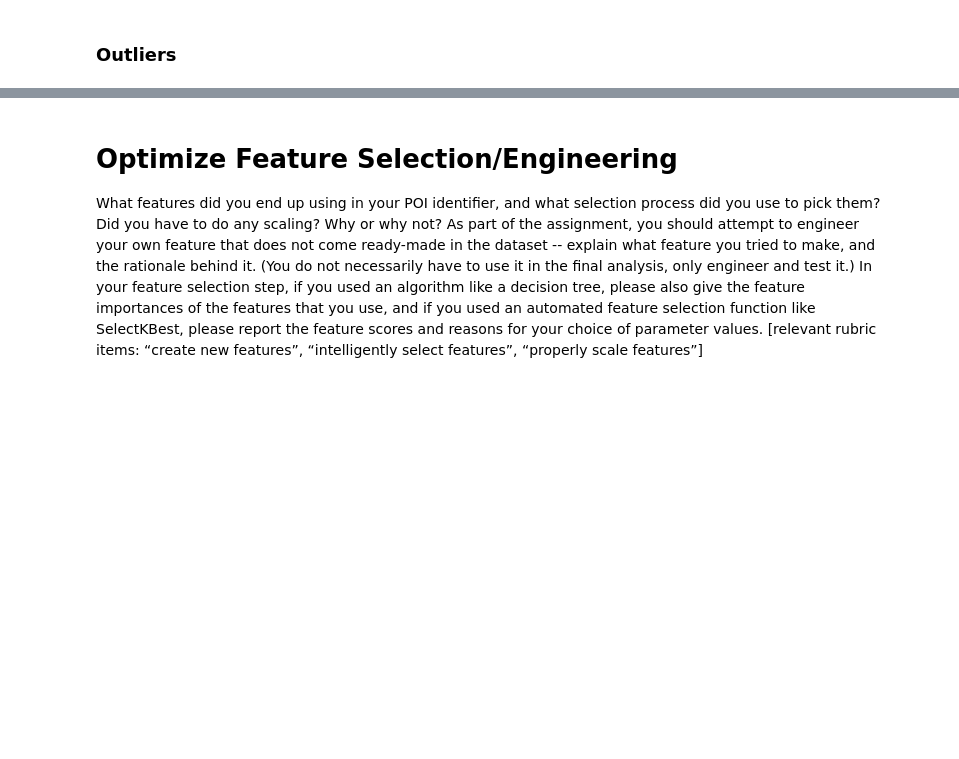
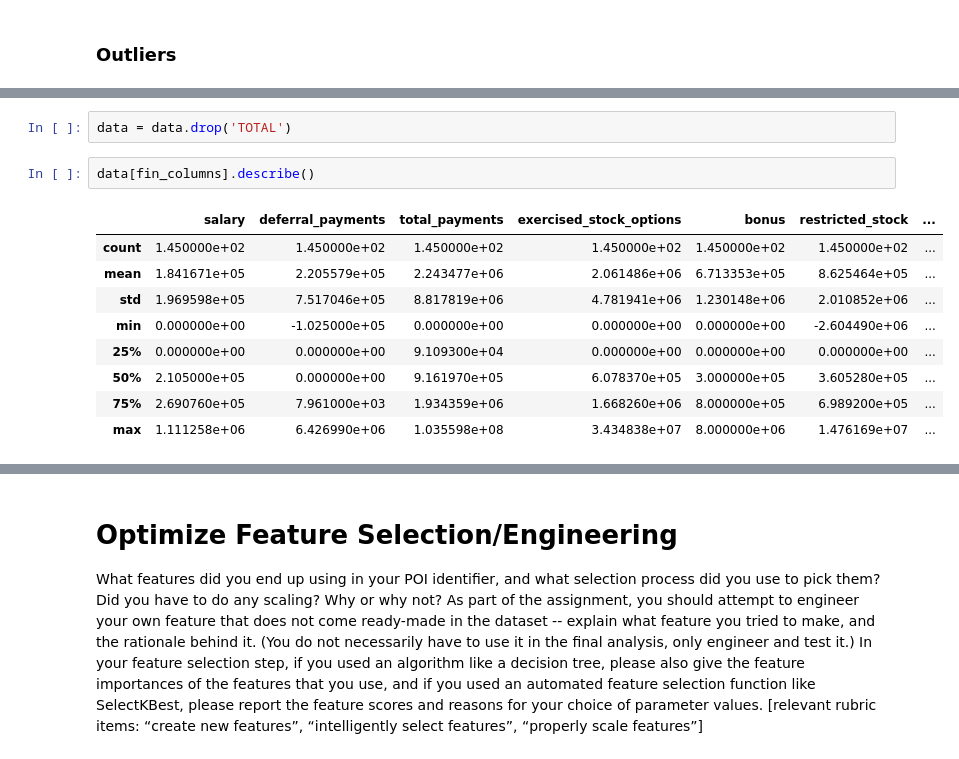
Before and after one commit to lizkalina/poi-classifier, a Jupyter notebook: Identify Fraud from Enron Email.ipynb, the cells around one changed output, grey strips where cells are left out. Saved outputs shown, nothing was run; the diff lists cells and outputs as text; blank space fills up the shorter version.

```diff
--- a/Identify Fraud from Enron Email.ipynb
+++ b/Identify Fraud from Enron Email.ipynb
@@ -13,0 +131,14 @@ Summarize for us the goal of this project and how machine learning is useful in
+# %%
+data = data.drop('TOTAL')
+# %%
+data[fin_columns].describe()
+# %% [output]
+|  | salary | deferral_payments | total_payments | exercised_stock_options | bonus | restricted_stock | ... |
+| count | 1.450000e+02 | 1.450000e+02 | 1.450000e+02 | 1.450000e+02 | 1.450000e+02 | 1.450000e+02 | ... |
+| mean | 1.841671e+05 | 2.205579e+05 | 2.243477e+06 | 2.061486e+06 | 6.713353e+05 | 8.625464e+05 | ... |
+| std | 1.969598e+05 | 7.517046e+05 | 8.817819e+06 | 4.781941e+06 | 1.230148e+06 | 2.010852e+06 | ... |
+| min | 0.000000e+00 | -1.025000e+05 | 0.000000e+00 | 0.000000e+00 | 0.000000e+00 | -2.604490e+06 | ... |
+| 25% | 0.000000e+00 | 0.000000e+00 | 9.109300e+04 | 0.000000e+00 | 0.000000e+00 | 0.000000e+00 | ... |
+| 50% | 2.105000e+05 | 0.000000e+00 | 9.161970e+05 | 6.078370e+05 | 3.000000e+05 | 3.605280e+05 | ... |
+| 75% | 2.690760e+05 | 7.961000e+03 | 1.934359e+06 | 1.668260e+06 | 8.000000e+05 | 6.989200e+05 | ... |
+| max | 1.111258e+06 | 6.426990e+06 | 1.035598e+08 | 3.434838e+07 | 8.000000e+06 | 1.476169e+07 | ... |
```
Also changed, not shown: parts of 47 cells of this notebook.
